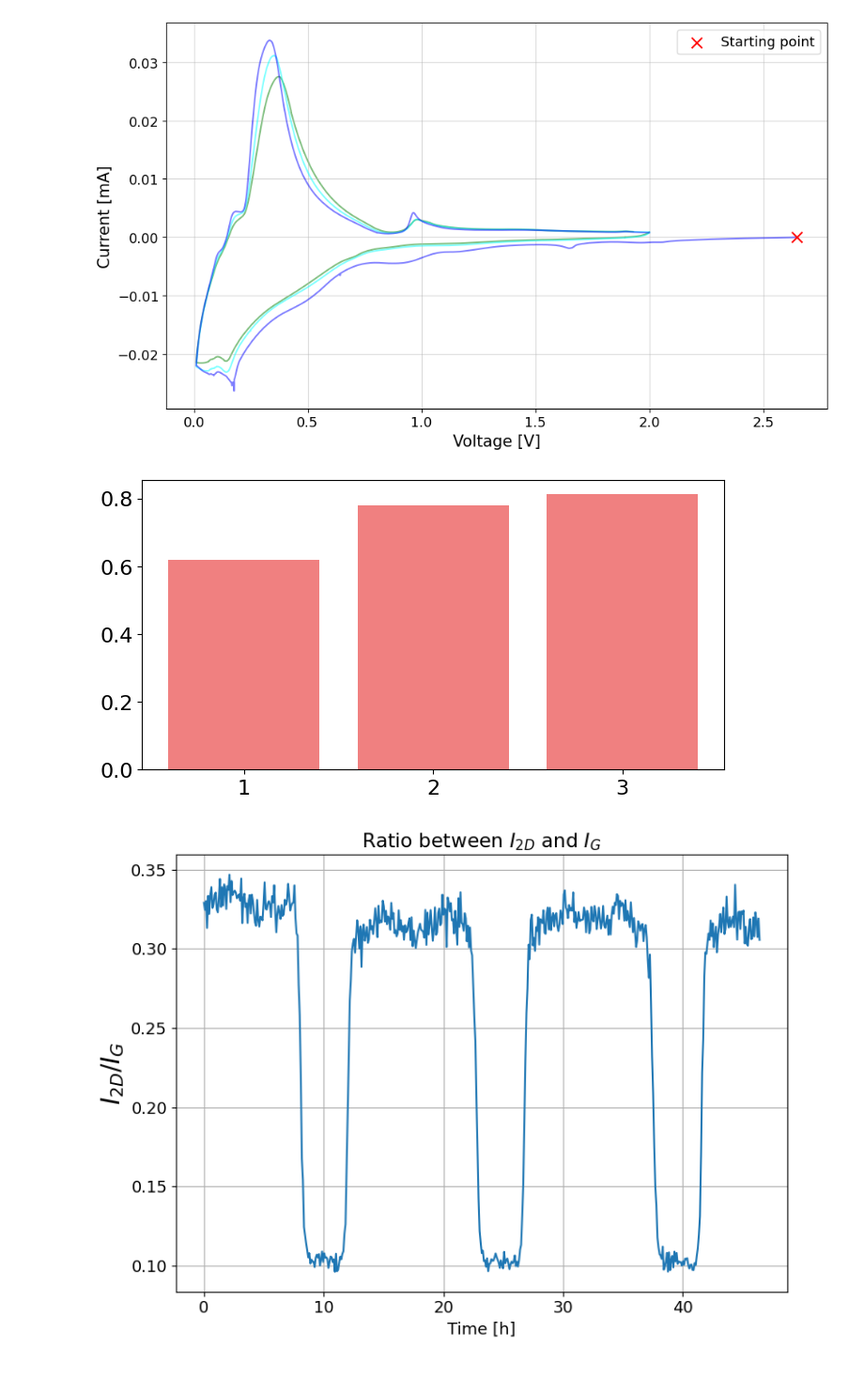
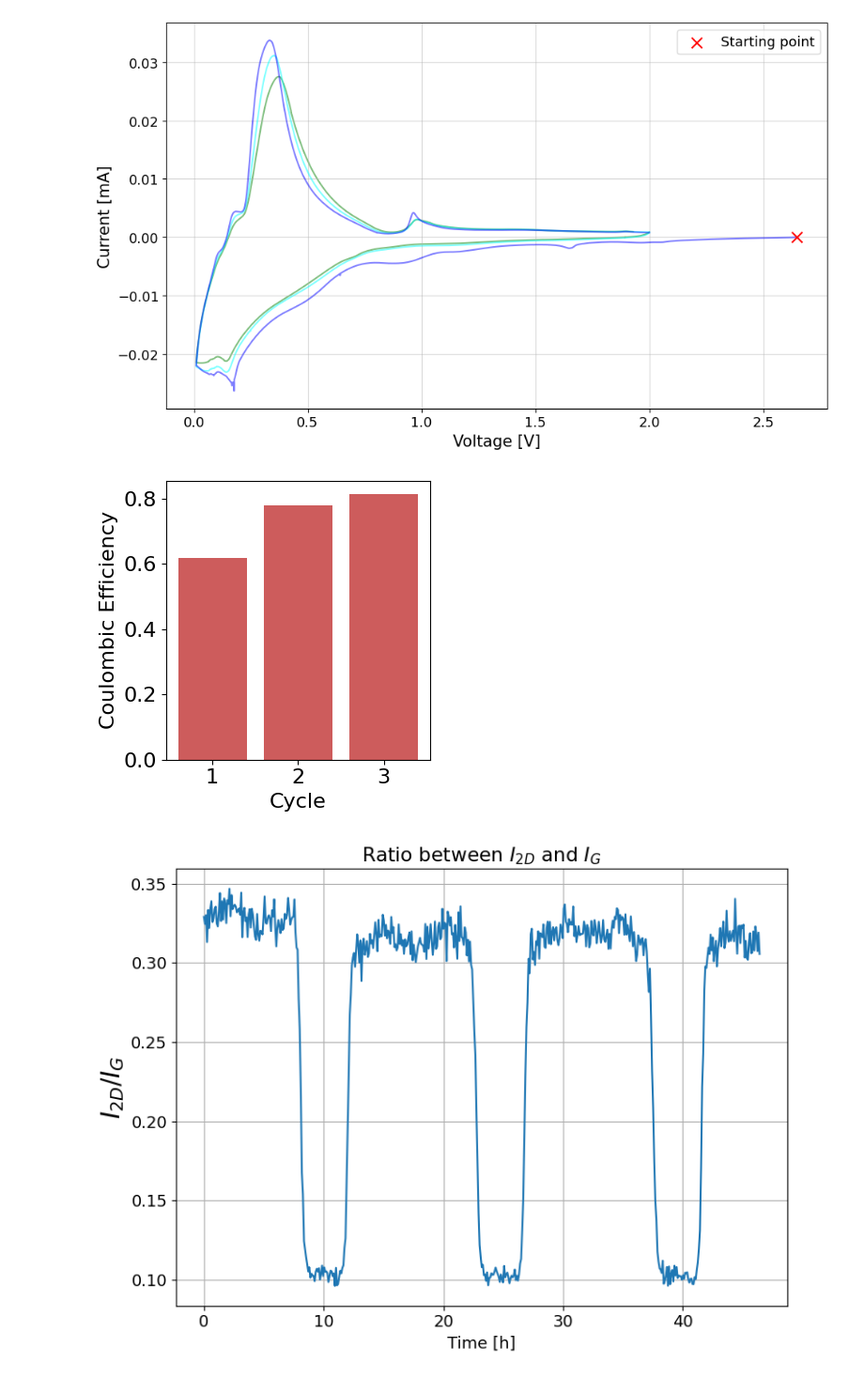
Before and after one commit to KelmendMuriqi/Raman-Spectroscopy, a Jupyter notebook: DataAnalysis.ipynb, the cells around one changed output. Shown at 94% size. Cells and saved outputs as stored; diff of their text form; code cells hidden in the pictures.

```diff
--- a/DataAnalysis.ipynb
+++ b/DataAnalysis.ipynb
@@ -210,12 +210,17 @@ plt.show()
 # %%
 cycles = [1,2,3]
 ces = [ratio1, ratio2, ratio3]
-plt.figure(figsize=(8,4))
-plt.bar(cycles, ces, color='LightCoral')
+plt.rcParams['font.size'] = 16
+plt.figure(figsize=(4,4))
+plt.bar(cycles, ces, color='indianred')
+plt.xlabel('Cycle')
+plt.ylabel(r'Coulombic Efficiency')
 plt.xticks([1,2,3])
+plt.tight_layout()
+plt.savefig(f'{DATA_DIR_RED}CE.png')
 plt.show()
 # %% [output]
-[figure, old version]
+[figure, new version]
 # %%
 TwoD_position_path = f'{DATA_DIR_RED}2D_position_bkg_corrected.txt'
 TwoD_height_path = f'{DATA_DIR_RED}2D_height_bkg_corrected.txt'
```
Also changed, not shown: parts of 2 cells of this notebook.
